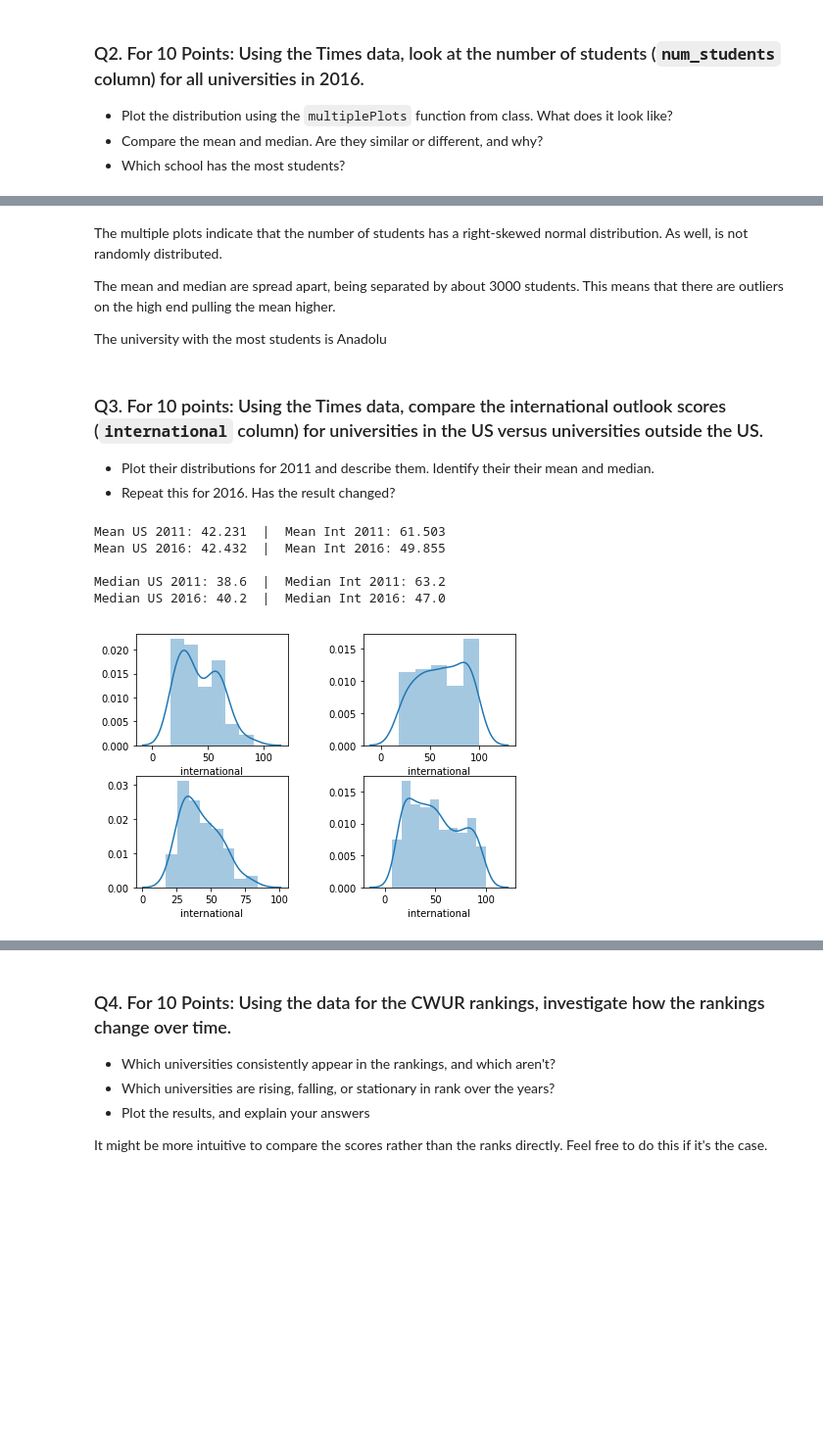
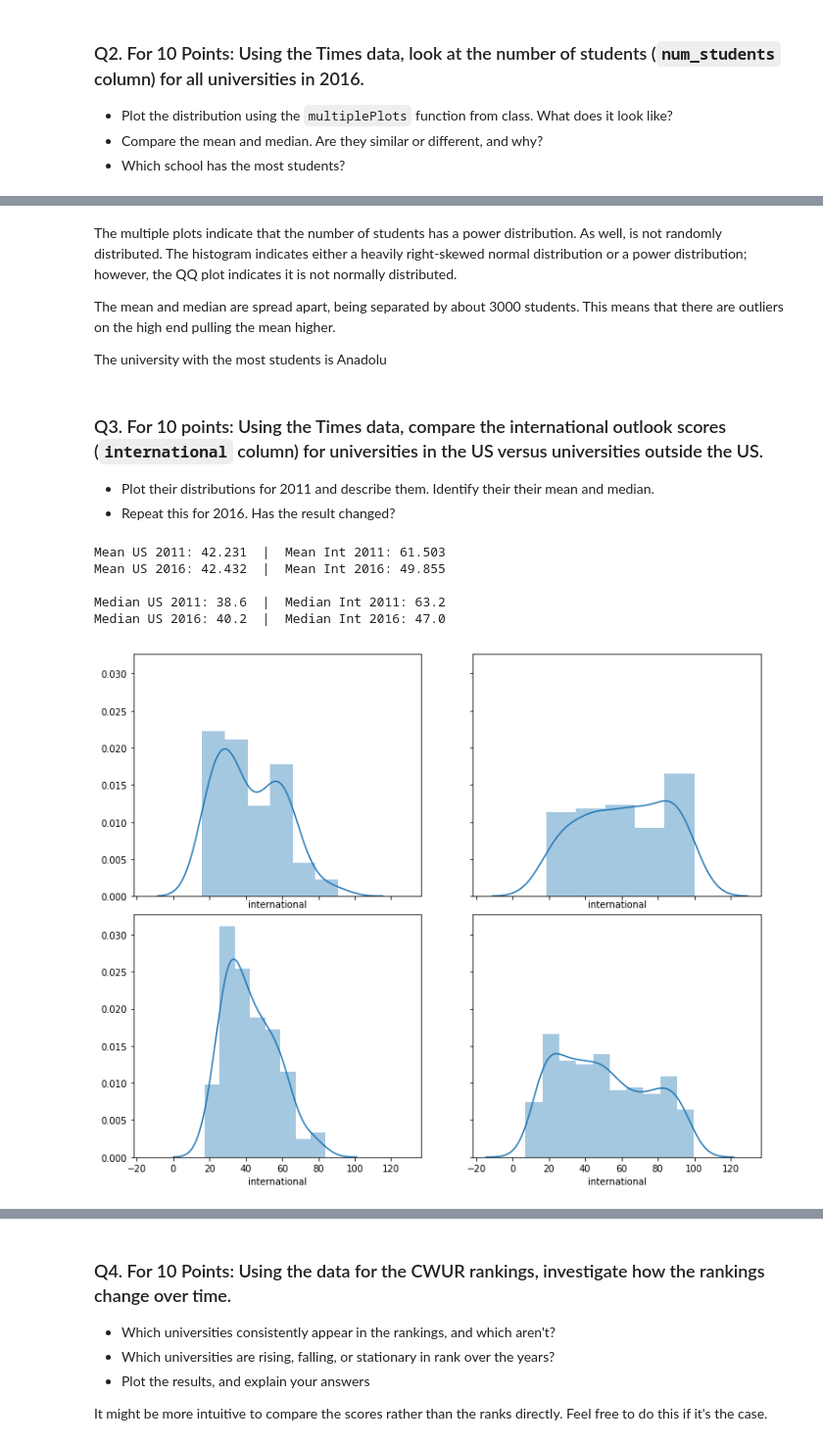
Before and after one commit to tengdann/si618, a Jupyter notebook: 618_HW3.ipynb, the cells around one changed output, grey strips where cells are left out. Shown at 98% size. Cells and saved outputs as stored; diff of their text form; code cells hidden in the pictures; blank space fills up the shorter version.

```diff
--- a/618_HW3.ipynb
+++ b/618_HW3.ipynb
@@ -127,5 +126,6 @@ Name: university_name, dtype: object
 # %% [markdown]
-The multiple plots indicate that the number of students has a right-skewed normal distribution. As well, is not randomly distributed.
+The multiple plots indicate that the number of students has a power distribution. As well, is not randomly distributed.
+The histogram indicates either a heavily right-skewed normal distribution or a power distribution; however, the QQ plot indicates it is not normally distributed.
 
 The mean and median are spread apart, being separated by about 3000 students. This means that there are outliers on the high end pulling the mean higher.
 
@@ -147,26 +147,26 @@ times_cleaned_int = times_cleaned[times_cleaned.country != 'United States of Ame
 times_cleaned_int_2011 = times_cleaned_int[times_cleaned_int.year == 2011].copy()
 times_cleaned_int_2016 = times_cleaned_int[times_cleaned_int.year == 2016].copy()
 # %%
-fig, axs  = plt.subplots(2,2)
+fig, axs  = plt.subplots(2,2, sharey = True, sharex = True, figsize = (10,8))
 plt.tight_layout(pad = 0.4, w_pad = 4, h_pad = 1.0)
 
 sns.distplot(times_cleaned_us_2011.international, ax = axs[0,0])
 sns.distplot(times_cleaned_int_2011.international, ax = axs[0,1])
 sns.distplot(times_cleaned_us_2016.international, ax = axs[1,0])
 sns.distplot(times_cleaned_int_2016.international, ax = axs[1,1])
 
 print('Mean US 2011: %.3f' % np.mean(times_cleaned_us_2011.international), ' | ', 'Mean Int 2011: %.3f' % np.mean(times_cleaned_int_2011.international))
 print('Mean US 2016: %.3f' % np.mean(times_cleaned_us_2016.international), ' | ', 'Mean Int 2016: %.3f' % np.mean(times_cleaned_int_2016.international))
 print()
 print('Median US 2011:', np.median(times_cleaned_us_2011.international), ' | ', 'Median Int 2011:', np.median(times_cleaned_int_2011.international))
 print('Median US 2016:', np.median(times_cleaned_us_2016.international), ' | ', 'Median Int 2016:', np.median(times_cleaned_int_2016.international))
 # %% [output]
 Mean US 2011: 42.231  |  Mean Int 2011: 61.503
 Mean US 2016: 42.432  |  Mean Int 2016: 49.855
 
 Median US 2011: 38.6  |  Median Int 2011: 63.2
 Median US 2016: 40.2  |  Median Int 2016: 47.0
-[figure, old version]
+[figure, new version]
 # %% [markdown]
 For universities in the United States, the mean and median scores between 2011 and 2016 did not change by much. The mean increased by about 0.2, while the median increased by about 2.
 
```
Also changed, not shown: parts of 17 cells of this notebook.
